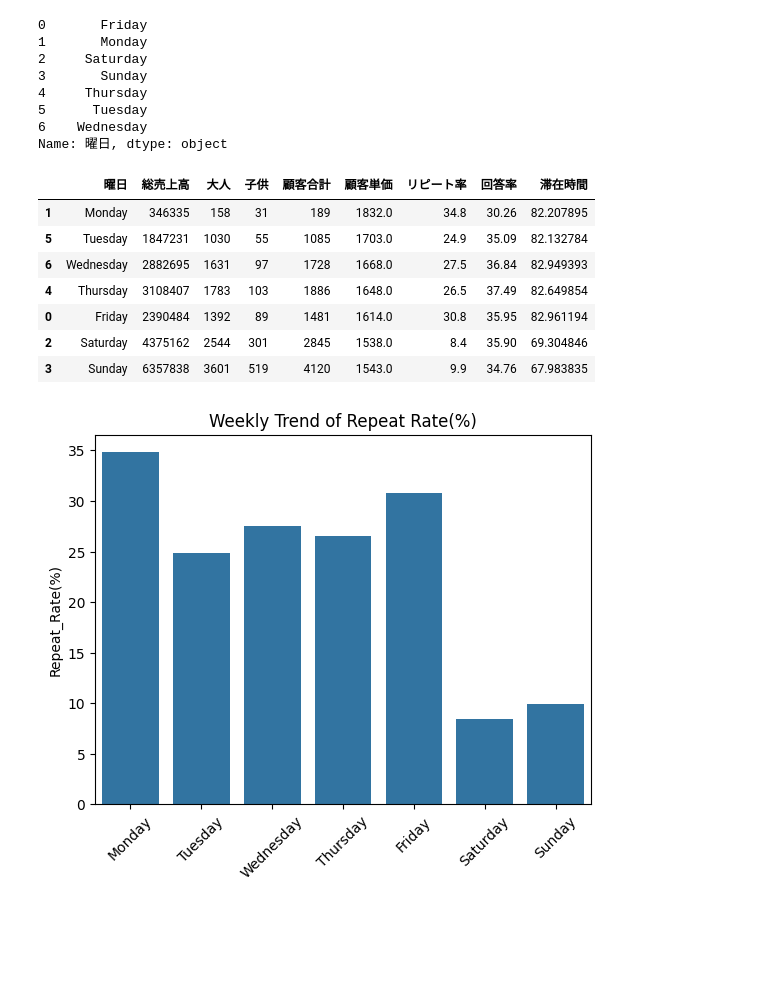
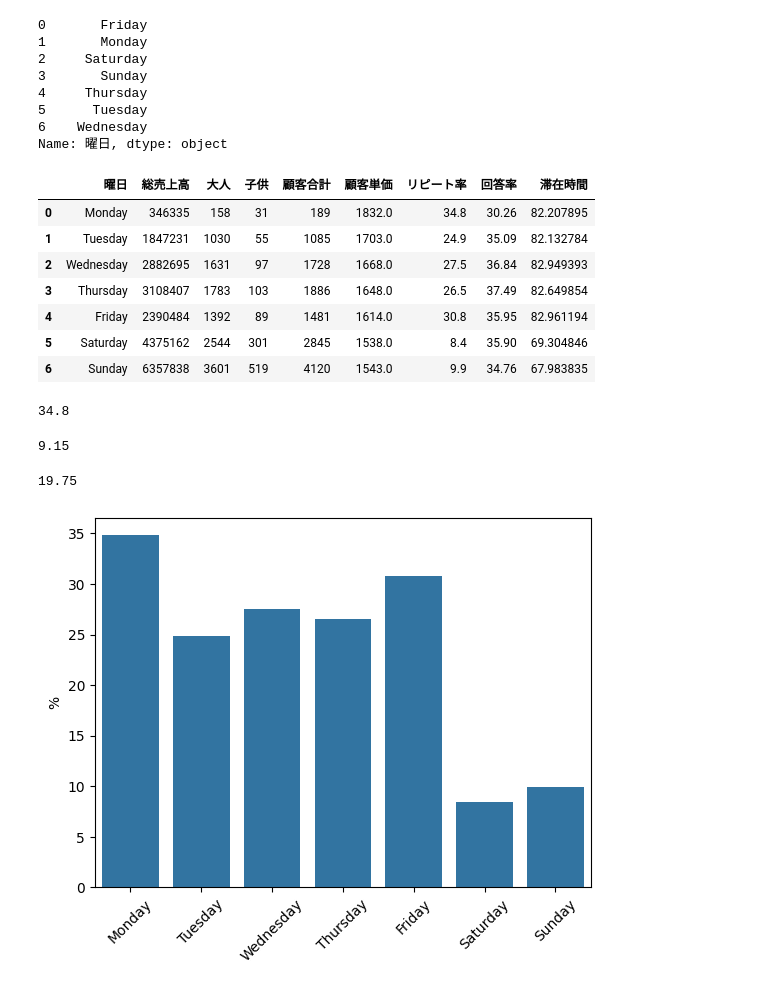
Before and after one commit to YoshiakiAsahara/for-intern, a Jupyter notebook: phase1.ipynb, the cells around one changed output. Cells and saved outputs as stored; diff of their text form; code cells hidden in the pictures; blank space fills up the shorter version.

```diff
--- a/phase1.ipynb
+++ b/phase1.ipynb
@@ -590,25 +650,39 @@ categories = ['Monday', 'Tuesday', 'Wednesday', 'Thursday', 'Friday', 'Saturday'
 weekly_all_df['曜日'] = pd.Categorical(weekly_all_df['曜日'], categories=categories, ordered=True)
 
 # '曜日'列を基準にデータフレームを並び替え
-weekly_all_df = weekly_all_df.sort_values('曜日')
+weekly_all_df = weekly_all_df.sort_values('曜日').reset_index(drop=True)
 # %%
 weekly_all_df
 # %% [output]
 |  | 曜日 | 総売上高 | 大人 | 子供 | 顧客合計 | 顧客単価 | リピート率 | 回答率 | 滞在時間 |
-| 1 | Monday | 346335 | 158 | 31 | 189 | 1832.0 | 34.8 | 30.26 | 82.207895 |
-| 5 | Tuesday | 1847231 | 1030 | 55 | 1085 | 1703.0 | 24.9 | 35.09 | 82.132784 |
-| 6 | Wednesday | 2882695 | 1631 | 97 | 1728 | 1668.0 | 27.5 | 36.84 | 82.949393 |
-| 4 | Thursday | 3108407 | 1783 | 103 | 1886 | 1648.0 | 26.5 | 37.49 | 82.649854 |
-| 0 | Friday | 2390484 | 1392 | 89 | 1481 | 1614.0 | 30.8 | 35.95 | 82.961194 |
-| 2 | Saturday | 4375162 | 2544 | 301 | 2845 | 1538.0 | 8.4 | 35.90 | 69.304846 |
-| 3 | Sunday | 6357838 | 3601 | 519 | 4120 | 1543.0 | 9.9 | 34.76 | 67.983835 |
+| 0 | Monday | 346335 | 158 | 31 | 189 | 1832.0 | 34.8 | 30.26 | 82.207895 |
+| 1 | Tuesday | 1847231 | 1030 | 55 | 1085 | 1703.0 | 24.9 | 35.09 | 82.132784 |
+| 2 | Wednesday | 2882695 | 1631 | 97 | 1728 | 1668.0 | 27.5 | 36.84 | 82.949393 |
+| 3 | Thursday | 3108407 | 1783 | 103 | 1886 | 1648.0 | 26.5 | 37.49 | 82.649854 |
+| 4 | Friday | 2390484 | 1392 | 89 | 1481 | 1614.0 | 30.8 | 35.95 | 82.961194 |
+| 5 | Saturday | 4375162 | 2544 | 301 | 2845 | 1538.0 | 8.4 | 35.90 | 69.304846 |
+| 6 | Sunday | 6357838 | 3601 | 519 | 4120 | 1543.0 | 9.9 | 34.76 | 67.983835 |
+# %%
+#平日のリピート率平均
+weekly_all_df.iloc[0,6]
+# %% [output]
+34.8
+# %%
+#土日のリピート率平均
+weekly_all_df.iloc[5:,6].mean()
+# %% [output]
+9.15
+# %%
+diff = weekly_all_df.iloc[0:5,6].mean() - weekly_all_df.iloc[5:,6].mean()
+diff
+# %% [output]
+19.75
 # %%
 #リピート率のデータ可視化
 sns.barplot(x='曜日',y='リピート率',data=weekly_all_df)
 plt.xticks(rotation=45)
 plt.xlabel('')
-plt.ylabel('Repeat_Rate(%)')
-plt.title('Weekly Trend of Repeat Rate(%)');
+plt.ylabel('%');
 # %% [output]
-[figure, old version]
+[figure, new version]
 # %%
```
Also changed, not shown: parts of 13 cells of this notebook.
